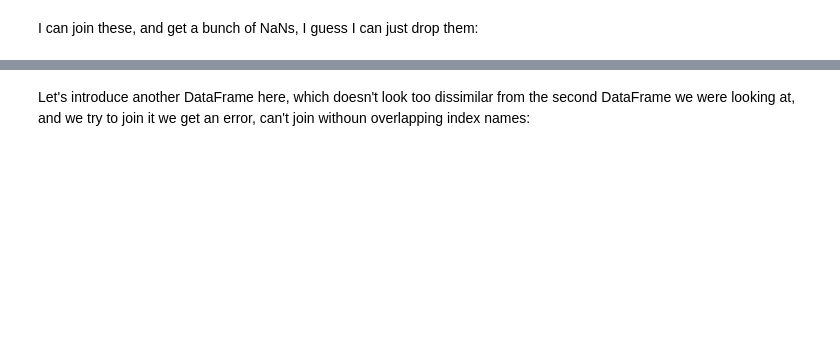
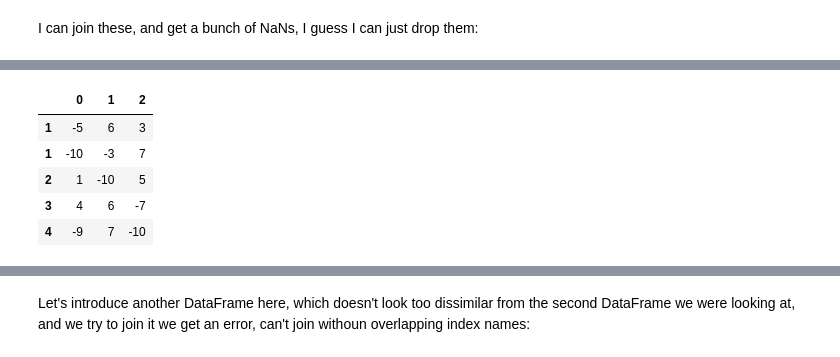
Before and after one commit to charlysl/pandas, a Jupyter notebook: so_you_want_to_be_a_pandas_expert.ipynb, the cells around one changed output, grey strips where cells are left out. Cells and saved outputs as stored; diff of their text form; code cells hidden in the pictures; blank space fills up the shorter version.

```diff
--- a/so_you_want_to_be_a_pandas_expert.ipynb
+++ b/so_you_want_to_be_a_pandas_expert.ipynb
@@ -363,3 +389,12 @@ I can join these, and get a bunch of NaNs, I guess I can just drop them:
+# %%
+df2
+# %% [output]
+|  | 0 | 1 | 2 |
+| 1 | -5 | 6 | 3 |
+| 1 | -10 | -3 | 7 |
+| 2 | 1 | -10 | 5 |
+| 3 | 4 | 6 | -7 |
+| 4 | -9 | 7 | -10 |
 # %%
 df1.join(df2, rsuffix="-df2")
 # %% [output]
```
Also changed, not shown: parts of 244 cells of this notebook.
